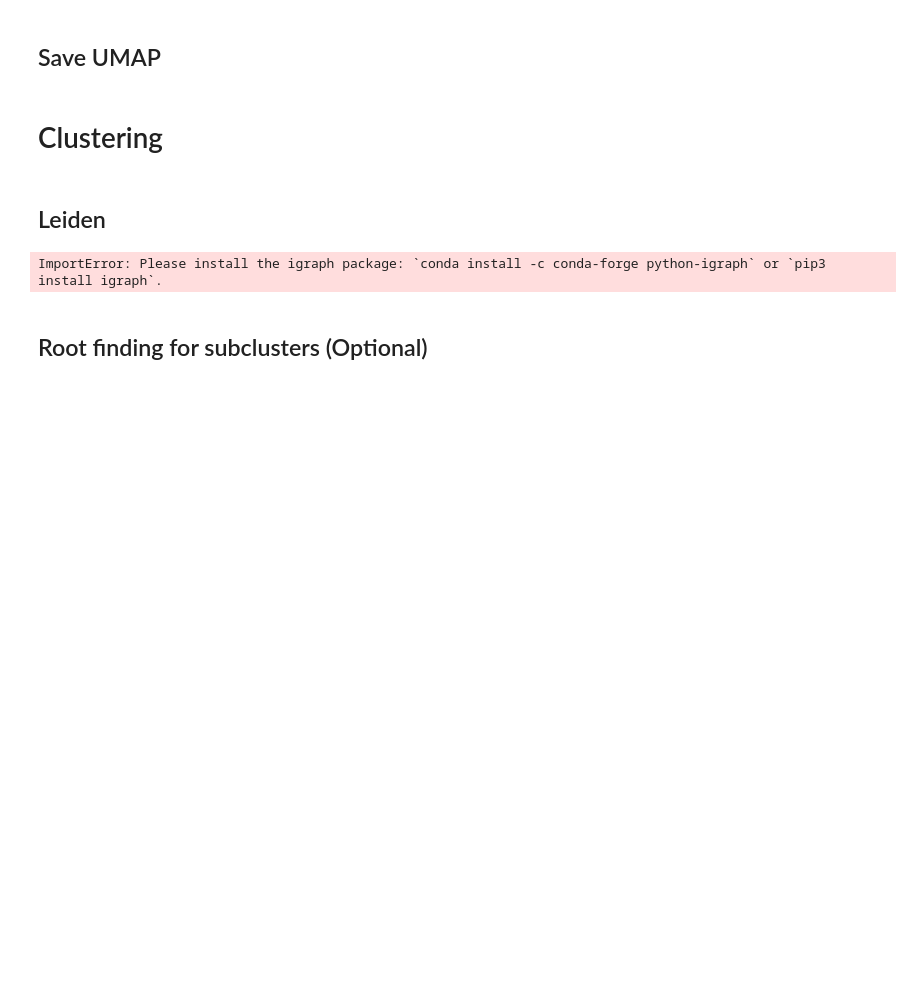
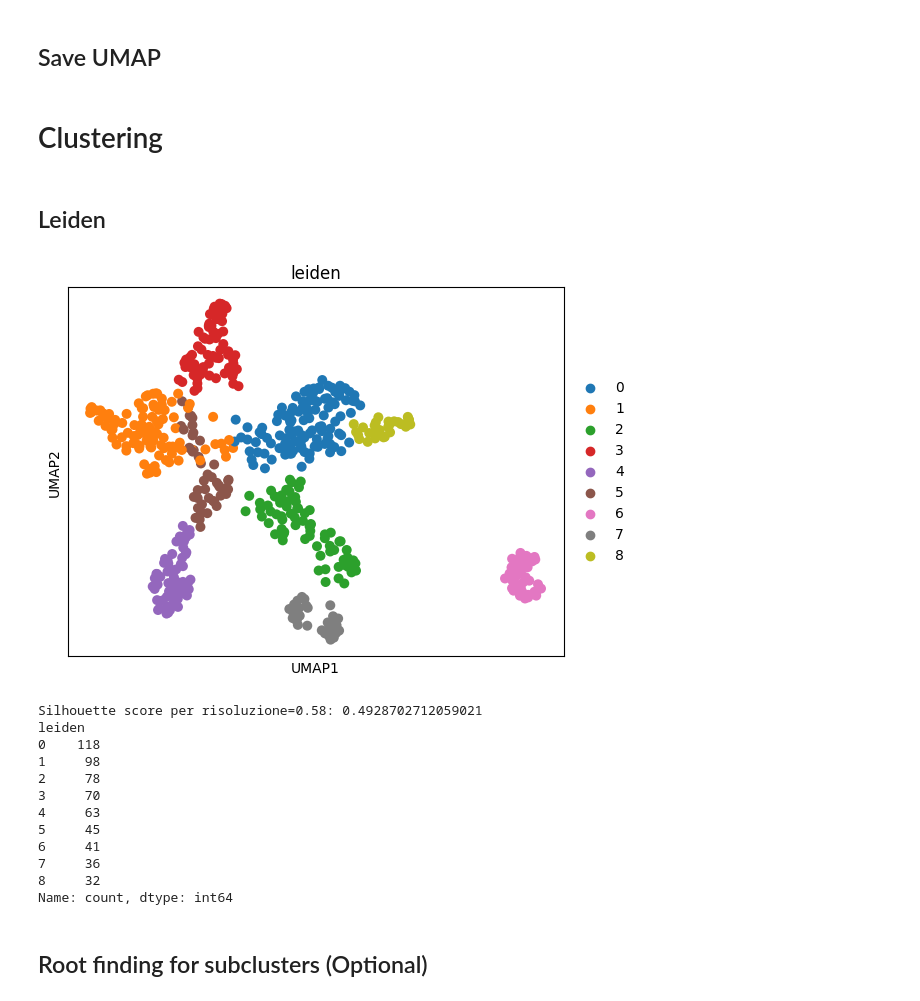
Before and after one commit to ateferos77/Butryllus_Brain_scRNAseq, a Jupyter notebook: Botryllus_dataset2_Base.ipynb, the cells around one changed output. Drawn from its saved outputs; the diff is of its cells as text; code cells hidden in the pictures; blank space fills up the shorter version.

Commit message:
Leiden clustering

```diff
--- a/Botryllus_dataset2_Base.ipynb
+++ b/Botryllus_dataset2_Base.ipynb
@@ -379,24 +380,48 @@ sc.pl.embedding(adata, basis='X_umap_euclidean_5pcs', color='n_genes', title='UM
 # %%
 # selected leiden resolution
 from sklearn.metrics import silhouette_score
 
+#chose the umap you want to use for clustering
+adata.obsm['X_umap'] = adata.obsm['X_umap_cosine_6pcs']
+# adata.obsm['X_umap'] = adata.obsm['X_umap_euclidean_5pcs']
+
+# Define the resolution
 res = 0.58
 
+# Run Leiden clustering
 sc.tl.leiden(adata, resolution = res)
+
+# Plot UMAP with Leiden clusters
 sc.pl.umap(adata, color='leiden')
 
+# labels for leiden clusters
 labels = adata.obs['leiden']
 X = adata.obsm['X_umap']
+
+# Calculate silhouette score
 sil_score = silhouette_score(X, labels)
 print(f"Silhouette score per risoluzione={res}: {sil_score}")
 
+# Save the leiden clusters
 sc.tl.rank_genes_groups(adata, groupby='leiden', method='wilcoxon', tie_correct=True, pts=True, key_added='wilcoxon_leiden')
 # sc.pl.rank_genes_groups_heatmap(adata, n_genes=20, groupby='leiden', key='wilcoxon_leiden')
 
 cell_counts = adata.obs['leiden'].value_counts()
 print(cell_counts)
 # %% [output]
+[figure, added]
-ImportError: Please install the igraph package: `conda install -c conda-forge python-igraph` or `pip3 install igraph`.
+Silhouette score per risoluzione=0.58: 0.4928702712059021
+leiden
+0    118
+1     98
+2     78
+3     70
+4     63
+5     45
+6     41
+7     36
+8     32
+Name: count, dtype: int64
 # %% [markdown]
 ## Root finding for subclusters (Optional)
 # %%
```
Also changed, not shown: parts of 2 cells of this notebook.
